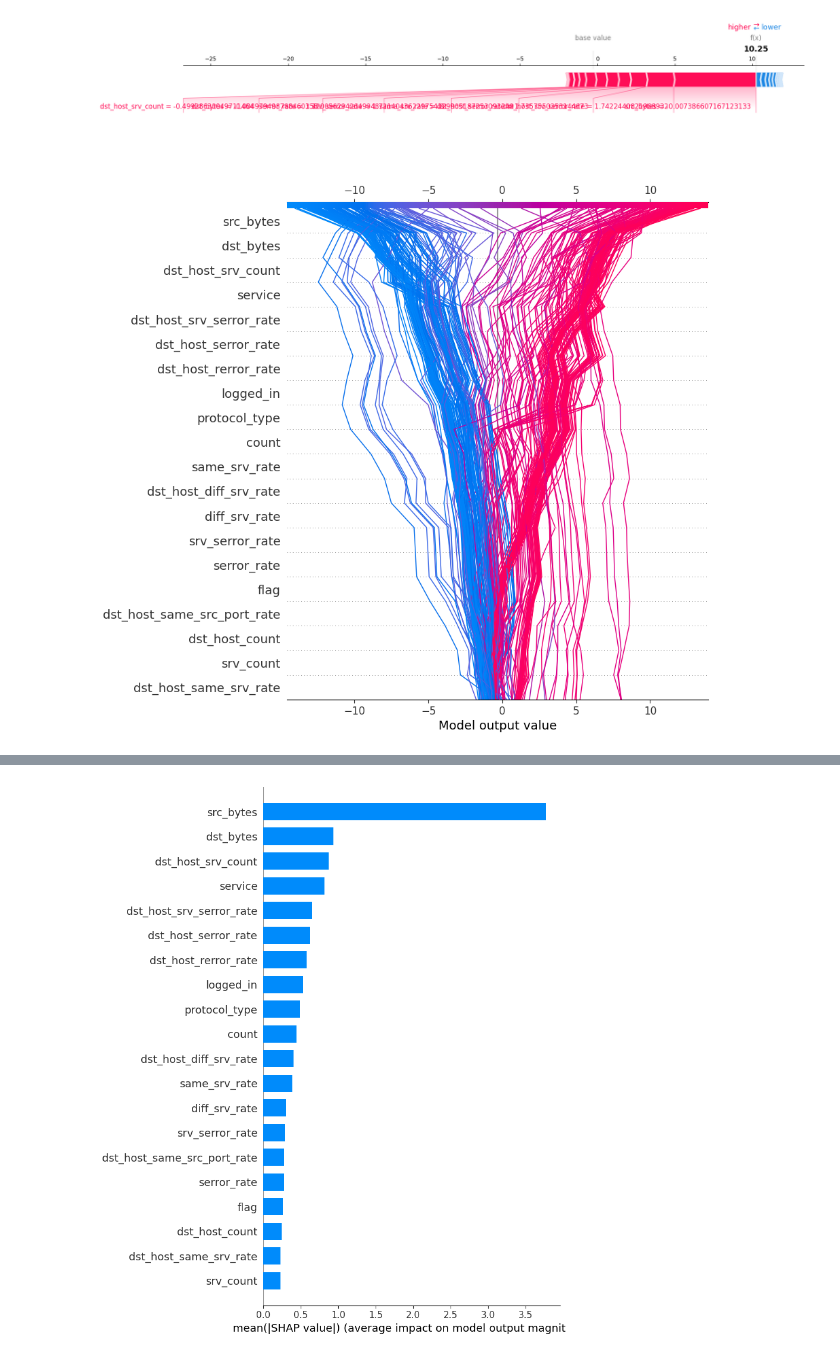
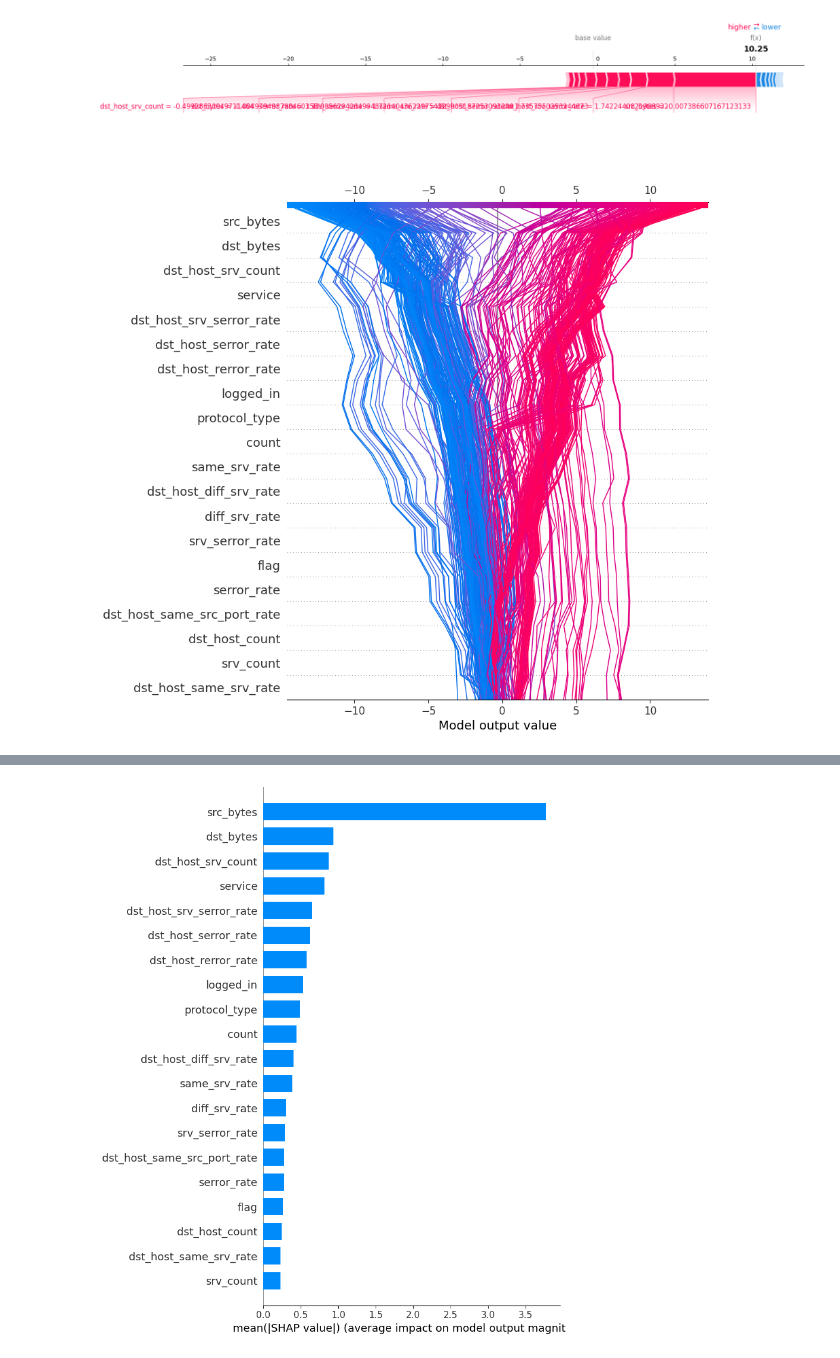
Before and after one commit to matheusbus/xai-in-ids, a Jupyter notebook: experiments/light_gbm/LIGHT_GBM_NSL_KDD.ipynb, the cells around one changed output, grey strips where cells are left out. Saved outputs shown, nothing was run; the diff lists cells and outputs as text; code cells hidden in the pictures.

```diff
--- a/experiments/light_gbm/LIGHT_GBM_NSL_KDD.ipynb
+++ b/experiments/light_gbm/LIGHT_GBM_NSL_KDD.ipynb
@@ -253,9 +253,9 @@ shap.plots.force(
 # %% [output]
 [figure]
 # %%
-N = 300
+N = 500
 
-shap.decision_plot(explainer.expected_value, shap_values[1:N], X_test_scaled_df.columns)
+shap.decision_plot(explainer.expected_value, shap_values[1:N], X_test_scaled_df.columns )
 # %% [output]
-[figure, old version]
+[figure, new version]
 # %%
```
Also changed, not shown: parts of 6 cells of this notebook, 8 other files.
